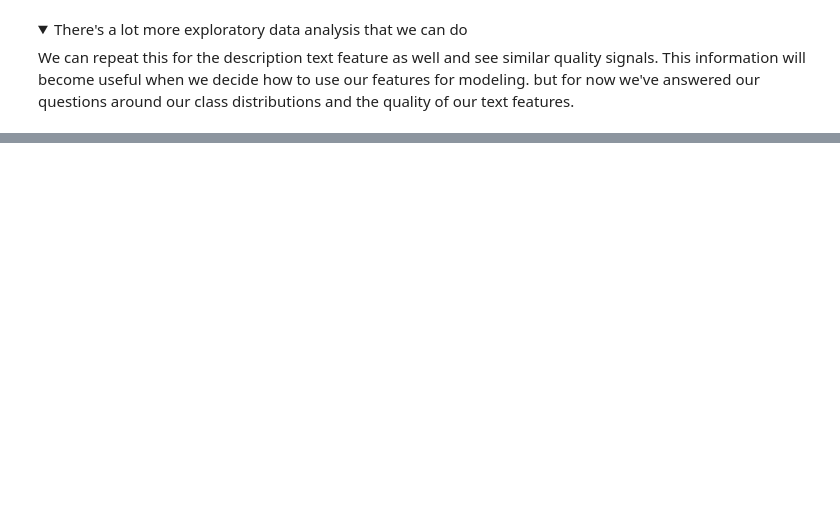
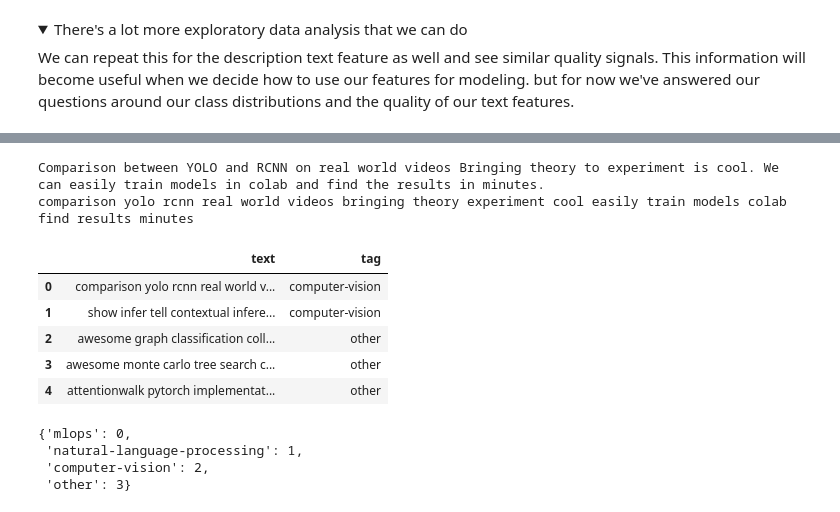
Before and after one commit to AlphonseBrandon/MLDigest, a Jupyter notebook: project/notebooks/madewithml-checkpoint.ipynb, the cells around one changed output, grey strips where cells are left out. Cells and saved outputs as stored; diff of their text form; code cells hidden in the pictures; folded sections open; blank space fills up the shorter version.

Commit message:
Data preprocessing step done

```diff
--- a/project/notebooks/madewithml-checkpoint.ipynb
+++ b/project/notebooks/madewithml-checkpoint.ipynb
@@ -205,0 +222,3 @@ plt.imshow(cloud)
+# %%
+# Input
+df["text"] = df.title + " " + df.description
@@ -205,0 +227,3 @@ plt.imshow(cloud)
+# %%
+nltk.download("stopwords")
+STOPWORDS = stopwords.words("english")
@@ -205,0 +234,50 @@ plt.imshow(cloud)
+# %%
+def clean_text(text, stopwords=STOPWORDS):
+    """Clean raw text string."""
+    # Lower
+    text = text.lower()
+
+    # Remove stopwords
+    pattern = re.compile(r'\b(' + r"|".join(stopwords) + r")\b\s*")
+    text = pattern.sub('', text)
+
+    # Spacing and filters
+    text = re.sub(r"([!\"'#$%&()*\+,-./:;<=>?@\\\[\]^_`{|}~])", r" \1 ", text)  # add spacing
+    text = re.sub("[^A-Za-z0-9]+", " ", text)  # remove non alphanumeric chars
+    text = re.sub(" +", " ", text)  # remove multiple spaces
+    text = text.strip()  # strip white space at the ends
+    text = re.sub(r"http\S+", "", text)  #  remove links
+
+    return text
+# %%
+# Apply to dataframe
+original_df = df.copy()
+df.text = df.text.apply(clean_text)
+print (f"{original_df.text.values[0]}\n{df.text.values[0]}")
+# %% [output]
+Comparison between YOLO and RCNN on real world videos Bringing theory to experiment is cool. We can easily train models in colab and find the results in minutes.
+comparison yolo rcnn real world videos bringing theory experiment cool easily train models colab find results minutes
+# %%
+# DataFrame cleanup
+df = df.drop(columns=["id", "created_on", "title", "description"], errors="ignore")  # drop cols
+df = df.dropna(subset=["tag"])  # drop nulls
+df = df[["text", "tag"]]  # rearrange cols
+df.head()
+# %% [output]
+|  | text | tag |
+| 0 | comparison yolo rcnn real world v... | computer-vision |
+| 1 | show infer tell contextual infere... | computer-vision |
+| 2 | awesome graph classification coll... | other |
+| 3 | awesome monte carlo tree search c... | other |
+| 4 | attentionwalk pytorch implementat... | other |
+# %%
+# Label to index
+tags = train_df.tag.unique().tolist()
+num_classes = len(tags)
+class_to_index = {tag: i for i, tag in enumerate(tags)}
+class_to_index
+# %% [output]
+{'mlops': 0,
+ 'natural-language-processing': 1,
+ 'computer-vision': 2,
+ 'other': 3}
```
Also changed, not shown: parts of 22 cells of this notebook.
